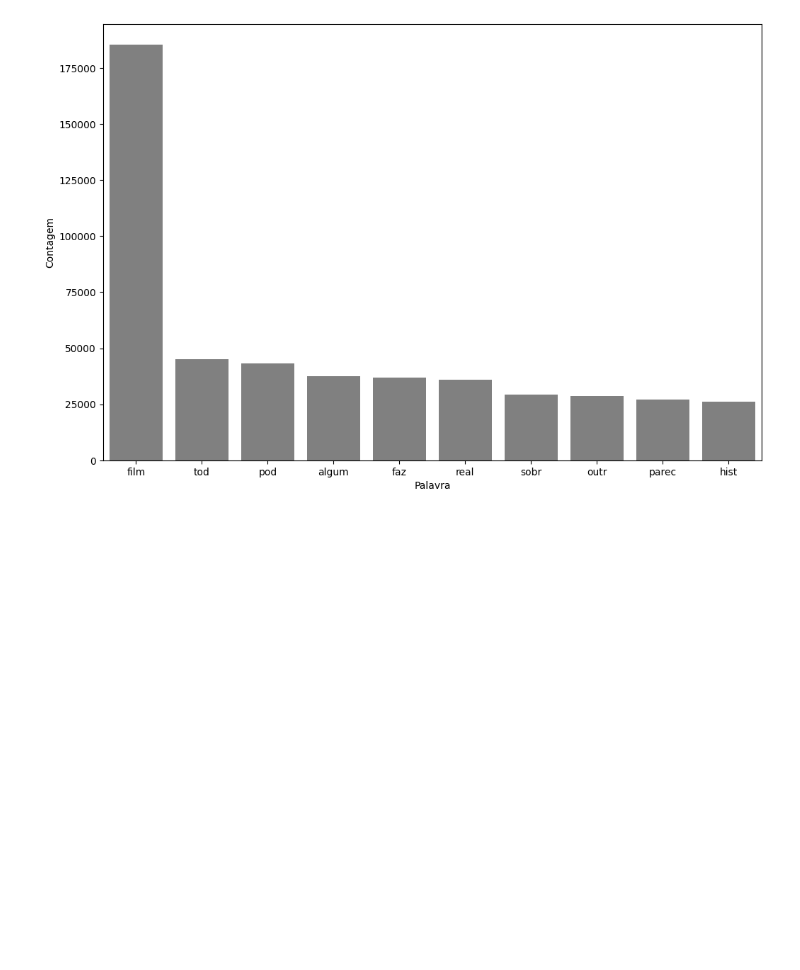
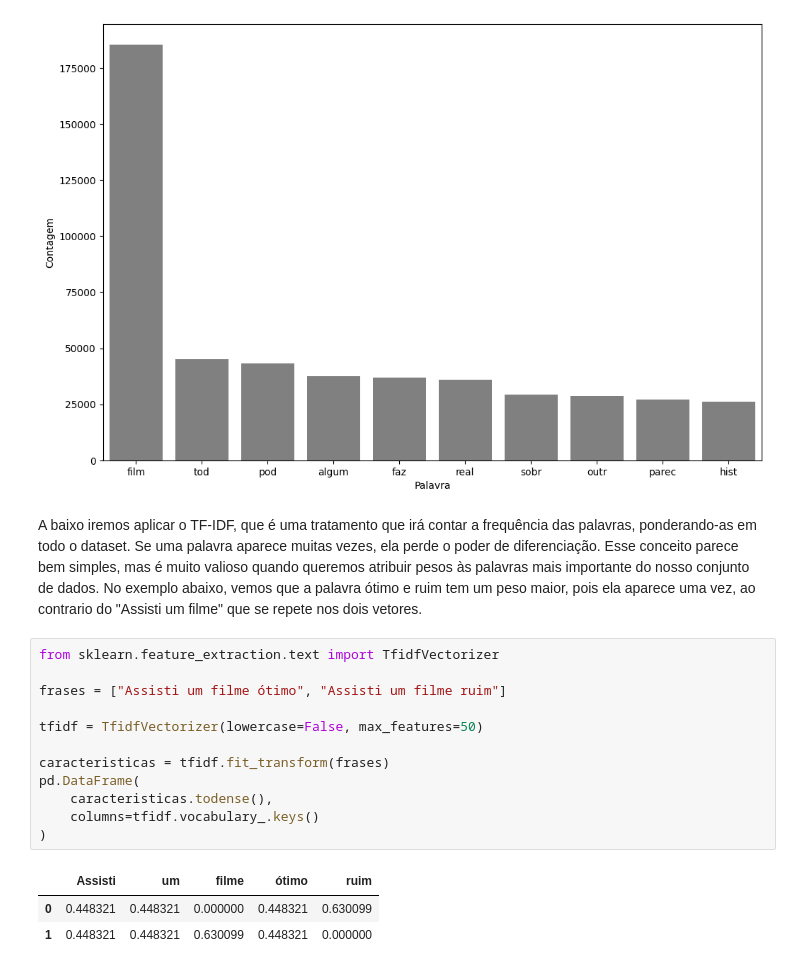
Before and after one commit to Macgr3gor/An-lise-de-Sentimento-de-Resenhas-do-IMDB-usando-t-cnicas-de-PLN, a Jupyter notebook: C01-INTRO-NPL.ipynb, the cells around one changed output. Drawn from its saved outputs; the diff is of its cells as text; blank space fills up the shorter version.

```diff
--- a/C01-INTRO-NPL.ipynb
+++ b/C01-INTRO-NPL.ipynb
@@ -493,3 +470,21 @@ tratamento 5: 0.7010917913465426
 pareto(resenha,"tratamento_5",10)
 # %% [output]
 [figure]
+# %% [markdown]
+A baixo iremos aplicar o TF-IDF, que é uma tratamento que irá contar a frequência das palavras, ponderando-as em todo o dataset. Se uma palavra aparece muitas vezes, ela perde o poder de diferenciação. Esse conceito parece bem simples, mas é muito valioso quando queremos atribuir pesos às palavras mais importante do nosso conjunto de dados. No exemplo abaixo, vemos que a palavra ótimo e ruim tem um peso maior, pois ela aparece uma vez, ao contrario do "Assisti um filme" que se repete nos dois vetores.
+# %%
+from sklearn.feature_extraction.text import TfidfVectorizer
+
+frases = ["Assisti um filme ótimo", "Assisti um filme ruim"]
+
+tfidf = TfidfVectorizer(lowercase=False, max_features=50)
+
+caracteristicas = tfidf.fit_transform(frases)
+pd.DataFrame(
+    caracteristicas.todense(),
+    columns=tfidf.vocabulary_.keys()
+)
+# %% [output]
+|  | Assisti | um | filme | ótimo | ruim |
+| 0 | 0.448321 | 0.448321 | 0.000000 | 0.448321 | 0.630099 |
+| 1 | 0.448321 | 0.448321 | 0.630099 | 0.448321 | 0.000000 |
```
Also changed, not shown: parts of 17 cells of this notebook.
